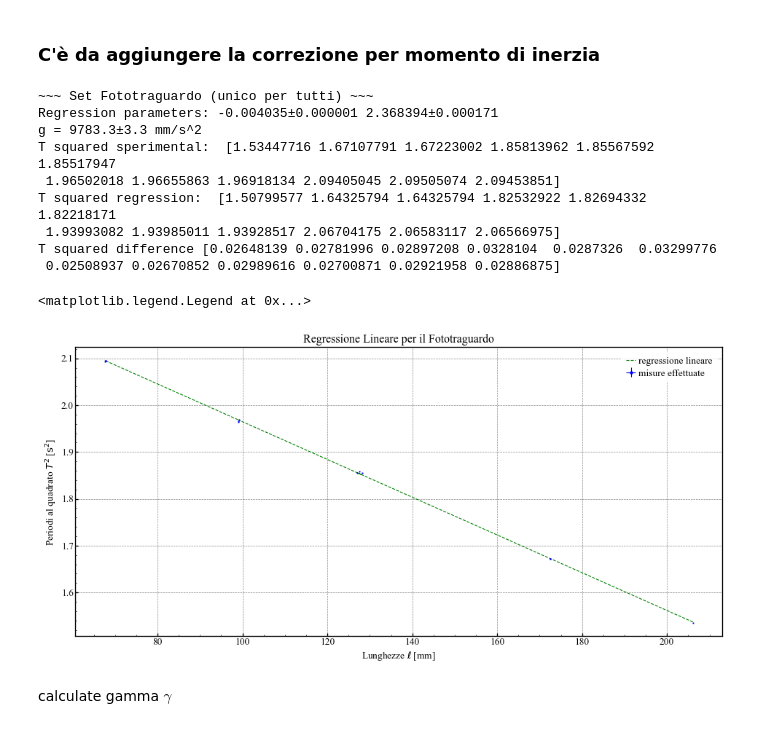
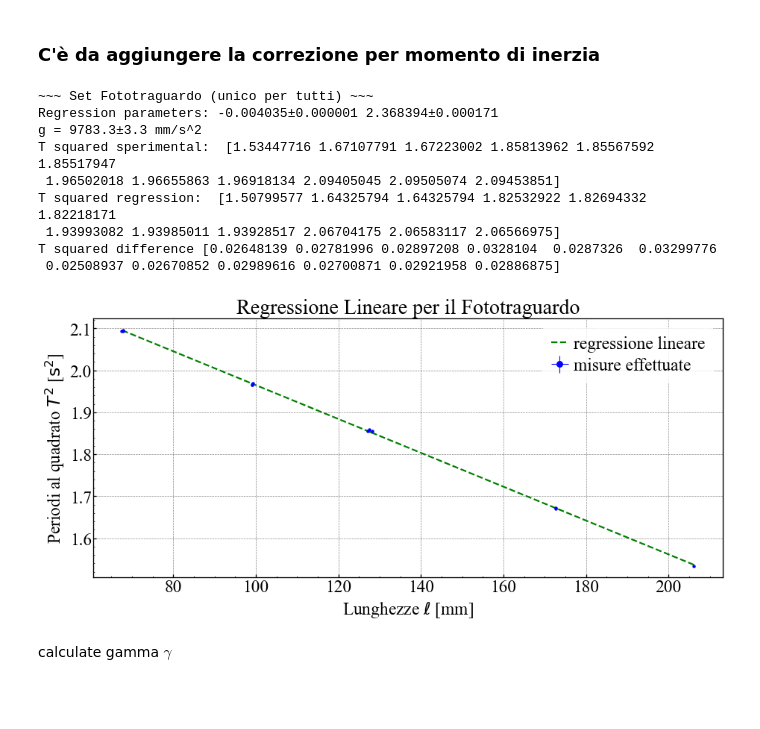
Before and after one commit to Mattia04/Accelerazione-gravitazionale, a Jupyter notebook: script.ipynb, the cells around one changed output. Saved outputs shown, nothing was run; the diff lists cells and outputs as text; code cells hidden in the pictures; blank space fills up the shorter version.

```diff
--- a/script.ipynb
+++ b/script.ipynb
@@ -78,7 +78,7 @@ for i, dataset in enumerate(data_cronos):
     mean_periods, std_periods = functions.calc_moving_average(periods)
 
     # * show sets
-    fig, ax = plt.subplots(1, 6, figsize=(18, 3))
+    fig, ax = plt.subplots(1, 6, figsize=(24, 4))
     plt.suptitle(f"Misure Cronometro {names[i]}")
     for j, set in enumerate(periods):
         ax[j].scatter(np.arange(len(set)), set)
@@ -96,6 +96,7 @@ for i, dataset in enumerate(data_cronos):
         ls="",
         marker=".",
         label=f"Misure {names[i]}",
+        markersize=10
     )
 
     params, uncert = functions.calc_reg_lin(X, Y, Yerr)
@@ -108,7 +109,7 @@ for i, dataset in enumerate(data_cronos):
 
     X_reg = np.linspace(min(X), max(X), 100)
     Y_reg = params[0] * X_reg + params[1]
-    AX.plot(X_reg, Y_reg, alpha=0.7, ls="--", label=f"RegLin_{names[i]}")
+    AX.plot(X_reg, Y_reg, alpha=0.7, ls="--", label=f"RL {names[i]}", linewidth=2)
 
     # * check if crosses zero
     lunghezza_riferimento = 405  # mm
@@ -126,7 +127,7 @@ for i, dataset in enumerate(data_cronos):
 
 
 AX.legend()
-#Fig.savefig("images/Regressione Lineare Cronometro.png")
+Fig.savefig("images/Regressione Lineare Cronometro.svg")
 # %% [output]
 ~~~ Set Cronometro Mattia ~~~
 g = -9831.4±12.6 mm/s^2
@@ -207,7 +207,7 @@ for dataset_name, dataset in datasets.items():
     periods.append(mean_period)
     std_periods.append(std_period)
 
-    plt.subplots(figsize=(8, 3))
+    plt.subplots(figsize=(7, 3))
     plt.scatter(X, Y)
 
     plt.xlabel(r"Tempo trascorso [s]")
@@ -252,7 +252,7 @@ squared_p_std = 2 * np.multiply(std_periods, periods)
 xerr = 0.2 / 1000
 err = np.sqrt(np.square(squared_p_std) + np.square(xerr))
 
-plt.subplots(figsize=(12,6))
+plt.subplots(figsize=(12, 6))
 plt.errorbar(
     lunghezze,
     squared_periods,
@@ -260,6 +260,7 @@ plt.errorbar(
     yerr=squared_p_std,
     xerr=xerr,
     label="misure effettuate",
+    markersize=8
 )
 
 retta = lambda x, a, b: a * x + b
@@ -273,7 +274,7 @@ g_value = -(4 * np.pi**2) / params[0]
 g_uncert = -std[0] / params[0] * g_value
 
 plt.plot(
-    lunghezze, retta(lunghezze, *params), ls="--", c="g", label="regressione lineare"
+    lunghezze, retta(lunghezze, *params), ls="--", c="g", label="regressione lineare", linewidth=2
 )
 
 print(f"~~~ Set Fototraguardo (unico per tutti) ~~~")
@@ -281,36 +282,35 @@ print("Regression parameters:", *[f"{param:.6f}±{errs:.6f}" for param, errs in
 print(f"g = {g_value:.1f}±{g_uncert:.1f} mm/s^2")
 
 # * check if crosses zero
 lunghezza_riferimento = 405  # mm ± 1
 X = lunghezze[0] - lunghezze + lunghezza_riferimento - functions.calc_cm() # ±1mm
 regression_y = (4 * np.pi**2) * X / g_value # ±4pi^2 * (propagazione degli errori)
 
 print("T squared sperimental: ", squared_periods)
 print("T squared regression: ", regression_y)
 print("T squared difference", squared_periods - regression_y)
 # ! c'è errore sistematico
 # ? come lo tolgo?
 # TODO stimare l'incertezza dell'errore sistematico
 # * ho mezzo centimetro di errore sistematico sulla lunghezza di riferimento
 
 plt.title("Regressione Lineare per il Fototraguardo")
 plt.xlabel(r"Lunghezze $\ell$ [mm]")
 plt.ylabel(r"Periodi al quadrato $T^2$ [$\text{s}^2$]")
 plt.legend()
 
-##plt.savefig("images/Regressione Lineare Fototraguardo.png")
+plt.savefig("images/Regressione Lineare Fototraguardo.svg")
 # %% [output]
 ~~~ Set Fototraguardo (unico per tutti) ~~~
 Regression parameters: -0.004035±0.000001 2.368394±0.000171
 g = 9783.3±3.3 mm/s^2
 T squared sperimental:  [1.53447716 1.67107791 1.67223002 1.85813962 1.85567592 1.85517947
  1.96502018 1.96655863 1.96918134 2.09405045 2.09505074 2.09453851]
 T squared regression:  [1.50799577 1.64325794 1.64325794 1.82532922 1.82694332 1.82218171
  1.93993082 1.93985011 1.93928517 2.06704175 2.06583117 2.06566975]
 T squared difference [0.02648139 0.02781996 0.02897208 0.0328104  0.0287326  0.03299776
  0.02508937 0.02670852 0.02989616 0.02700871 0.02921958 0.02886875]
-<matplotlib.legend.Legend at 0x...>
-[figure, old version]
+[figure, new version]
 # %% [markdown]
 calculate gamma $\gamma$
 # %%
```
Also changed, not shown: parts of 4 cells of this notebook.
